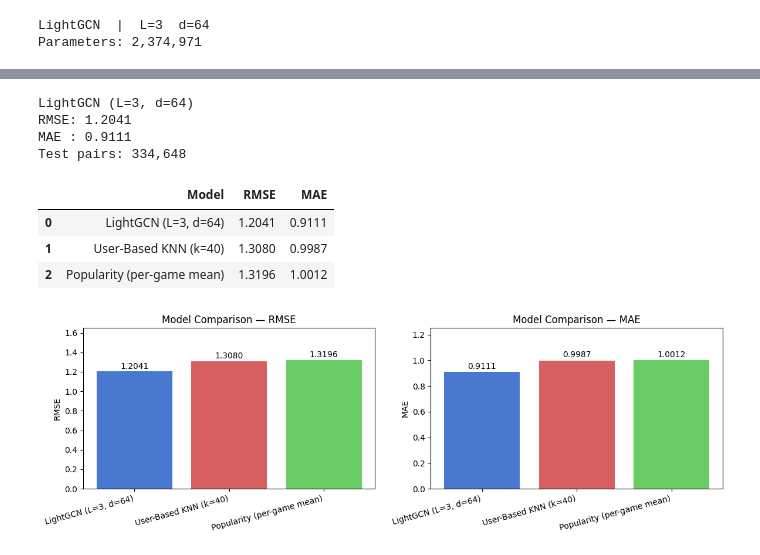
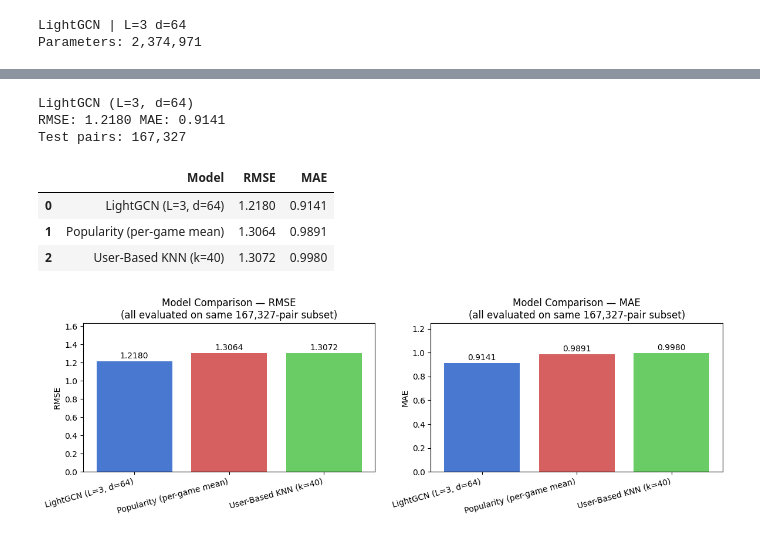
Before and after one commit to AnhVuong146/CMPE_256_game-recommender-system, a Jupyter notebook: LightGCN_AnhVuong.ipynb, the cells around one changed output, grey strips where cells are left out. Drawn from its saved outputs; the diff is of its cells as text; code cells hidden in the pictures.

Commit message:
finish up LightGCN variant

```diff
--- a/LightGCN_AnhVuong.ipynb
+++ b/LightGCN_AnhVuong.ipynb
@@ -245,46 +284,51 @@ with torch.no_grad():
     preds_gcn = preds_gcn.cpu().numpy().clip(1, 10)
 
 rmse_gcn = rmse(test_knn['Rating'].values, preds_gcn)
-mae_gcn = mae( test_knn['Rating'].values, preds_gcn)
+mae_gcn = mae(test_knn['Rating'].values, preds_gcn)
 print(f"LightGCN (L={N_LAYERS}, d={EMB_DIM})")
-print(f"RMSE: {rmse_gcn:.4f}")
-print(f"MAE : {mae_gcn:.4f}")
+print(f"RMSE: {rmse_gcn:.4f} MAE: {mae_gcn:.4f}")
 print(f"Test pairs: {len(test_knn):,}")
+
+# Recompute popularity on the same test_knn subset for a fair 3-way comparison.
+# rmse_pop / mae_pop from baselines used the full test set (1.87M pairs, all users),
+# which includes cold-start users that KNN and LightGCN never see — unfair to Popularity.
+preds_pop_knn = test_knn['BGGId'].map(game_mean).fillna(global_mean)
+rmse_pop_knn = rmse(test_knn['Rating'], preds_pop_knn)
+mae_pop_knn = mae(test_knn['Rating'], preds_pop_knn)
 
 all_results = pd.DataFrame({
     "Model": [
         "Popularity (per-game mean)",
         f"User-Based KNN (k={K})",
         f"LightGCN (L={N_LAYERS}, d={EMB_DIM})",
     ],
-    "RMSE": [rmse_pop, rmse_knn, rmse_gcn],
-    "MAE" : [mae_pop,  mae_knn,  mae_gcn],
+    "RMSE": [rmse_pop_knn, rmse_knn, rmse_gcn],
+    "MAE": [mae_pop_knn, mae_knn, mae_gcn],
 })
 all_results = all_results.sort_values("RMSE").reset_index(drop=True)
 display(all_results.style.format({"RMSE": "{:.4f}", "MAE": "{:.4f}"}))
 
 colors = ["#4878CF", "#D65F5F", "#6ACC65"]
 fig, axes = plt.subplots(1, 2, figsize=(12, 4))
 for ax, metric in zip(axes, ["RMSE", "MAE"]):
     bars = ax.bar(all_results["Model"], all_results[metric],
                   color=[colors[i] for i in range(len(all_results))])
-    ax.set_title(f"Model Comparison — {metric}")
+    ax.set_title(f"Model Comparison — {metric}\n(all evaluated on same {len(test_knn):,}-pair subset)")
     ax.set_ylabel(metric)
     ax.set_ylim(0, all_results[metric].max() * 1.25)
     for bar, val in zip(bars, all_results[metric]):
         ax.text(bar.get_x() + bar.get_width() / 2,
                 bar.get_height() + 0.01,
                 f"{val:.4f}", ha="center", va="bottom", fontsize=10)
     ax.set_xticklabels(all_results["Model"], rotation=15, ha="right")
 plt.tight_layout()
 plt.show()
 # %% [output]
 LightGCN (L=3, d=64)
-RMSE: 1.2041
-MAE : 0.9111
-Test pairs: 334,648
+RMSE: 1.2180 MAE: 0.9141
+Test pairs: 167,327
 |  | Model | RMSE | MAE |
-| 0 | LightGCN (L=3, d=64) | 1.2041 | 0.9111 |
-| 1 | User-Based KNN (k=40) | 1.3080 | 0.9987 |
-| 2 | Popularity (per-game mean) | 1.3196 | 1.0012 |
+| 0 | LightGCN (L=3, d=64) | 1.2180 | 0.9141 |
+| 1 | Popularity (per-game mean) | 1.3064 | 0.9891 |
+| 2 | User-Based KNN (k=40) | 1.3072 | 0.9980 |
-[figure, old version]
+[figure, new version]
```
Also changed, not shown: parts of 6 cells of this notebook.
